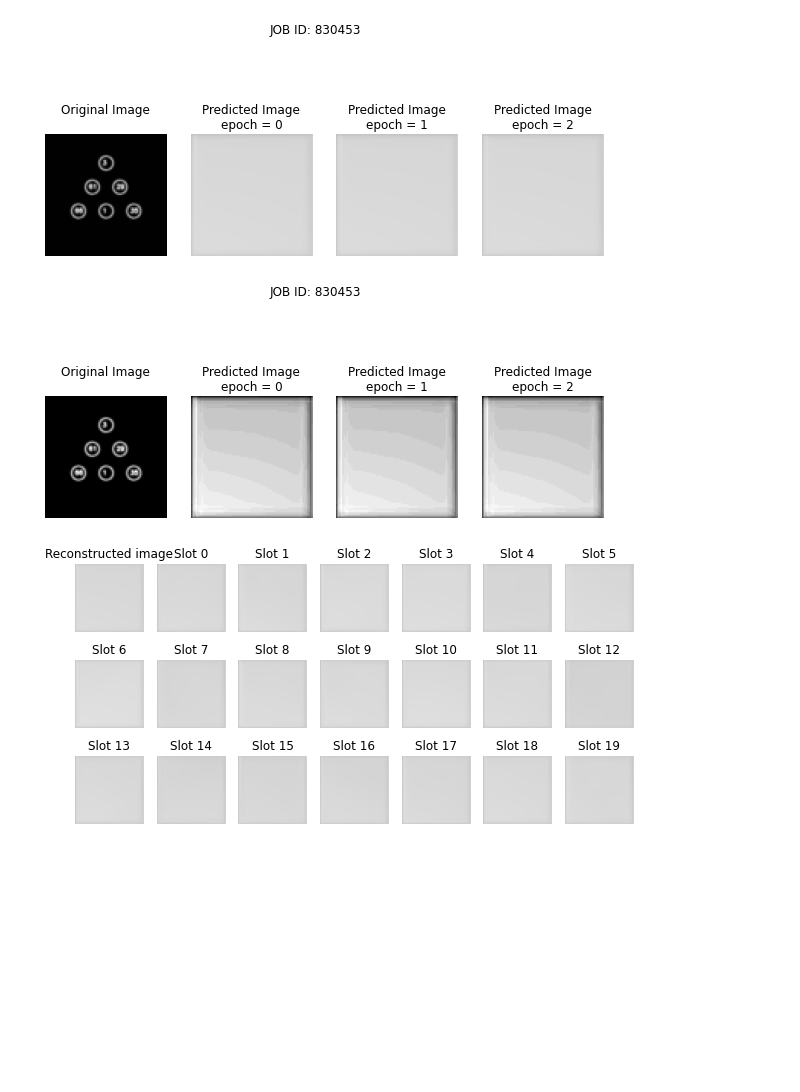
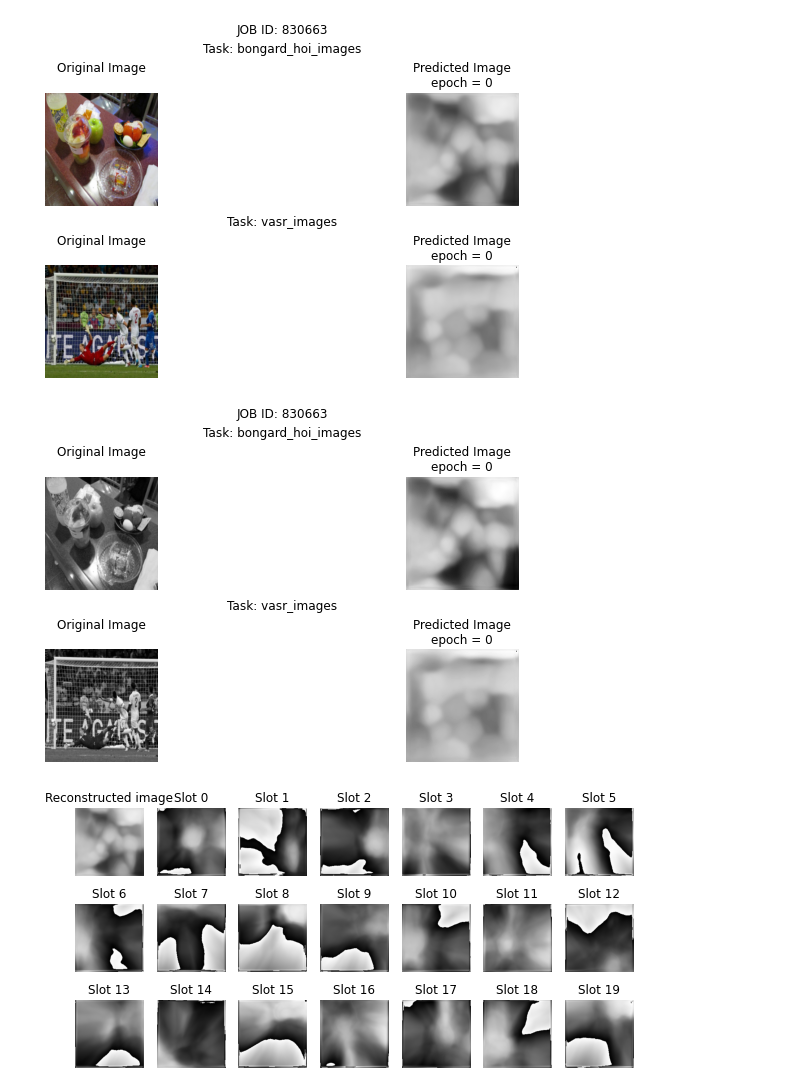
Before and after one commit to jakfol1217/Universal_AVR_Model, a Jupyter notebook: src/notebooks/visualize_stsn.ipynb, the cells around one changed output. Drawn from its saved outputs; the diff is of its cells as text; code cells hidden in the pictures; blank space fills up the shorter version.

Commit message:
refacture slots visualisation

```diff
--- a/src/notebooks/visualize_stsn.ipynb
+++ b/src/notebooks/visualize_stsn.ipynb
@@ -10,7 +10,7 @@ from PIL import Image
 import h5py
 import glob
 # %%
-DATA_ROOT = "."#"../data/out/tmp"
+DATA_ROOT = "../data/out/tmp"
 # %%
 def preprocess_image(img: npt.NDArray[np.float32]) -> npt.NDArray[np.uint8]:
     """
@@ -130,15 +123,15 @@ def show_predictions_during_training(
                         **img_kwargs,
                     )
 # %%
-for img_num in range(3):
-    show_predictions_during_training(
-        DATA_ROOT,
-        img_num=img_num,
-        batch_num=0,
-        epochs=None,
-        job_ids=None,
-        # force_gray_scale=True,
-        # img_kwargs={"cmap": cm.Greys_r},
-    )
-    #plt.suptitle(img_num)
-    plt.show()
+#for img_num in range(3):
+#    show_predictions_during_training(
+#        DATA_ROOT,
+#        img_num=img_num,
+#        batch_num=0,
+#        epochs=None,
+#        job_ids=None,
+#        # force_gray_scale=True,
+#        # img_kwargs={"cmap": cm.Greys_r},
+#    )
+#    #plt.suptitle(img_num)
+#    plt.show()
@@ -153,7 +142,7 @@ def plot_slot(
     img_num,
     slot_id: int,
     task_name: str,
-    ax,#: plt.Axes | None = None,
+    ax: plt.Axes | None = None,
     force_gray_scale: bool = False,
     **kwargs,
 ):
@@ -170,13 +159,13 @@ def plot_slots(
     img_num,
     job_id: int,
     task_name: str,
-    slot_ids=None,#: list[int] | None = None,
-    fig_shape=None,#: tuple[int, int] | None = None,
+    slot_ids: list[int] | None = None,
+    fig_shape: tuple[int, int] | None = None,
     force_gray_scale: bool = False,
     fig_kwargs: dict = {},
 
 ) -> None:
-    x = h5py.File(os.path.join(data_root, f"{job_id}_slots_0_{epoch}.hy"))
+    x = h5py.File(os.path.join(data_root, f"{job_id}_slots_{epoch}.hy"))
     recons = np.array(x[task_name]["recons"])[batch_num][img_num]
 
     if slot_ids is None:
@@ -212,27 +201,27 @@ def plot_slots(
 # %%
 show_predictions_during_training(
     DATA_ROOT,
     img_num=0,
     batch_num=0,
     epochs=None,
-    job_ids=None
+    job_id=830663
 )
 show_predictions_during_training(
     DATA_ROOT,
     img_num=0,
     batch_num=0,
     epochs=None,
-    job_ids=None,
+    job_id=830663,
     force_gray_scale=True,
     img_kwargs={"cmap": plt.get_cmap('gray')},
 )
 
 plot_slots(DATA_ROOT, epoch=0, img_num=0, batch_num=0,
-           job_id=830453,
-           task_name='mns',
+           job_id=830663,
+           task_name='bongard_hoi_images',
            fig_shape=(3, 7))
 # slot_ids=[0, 1, 2, 3]
 # %% [output]
-[figure, old version]
+[figure, new version]
-[figure, old version]
+[figure, new version]
-[figure, old version]
+[figure, new version]
```
Also changed, not shown: parts of 3 cells of this notebook.
